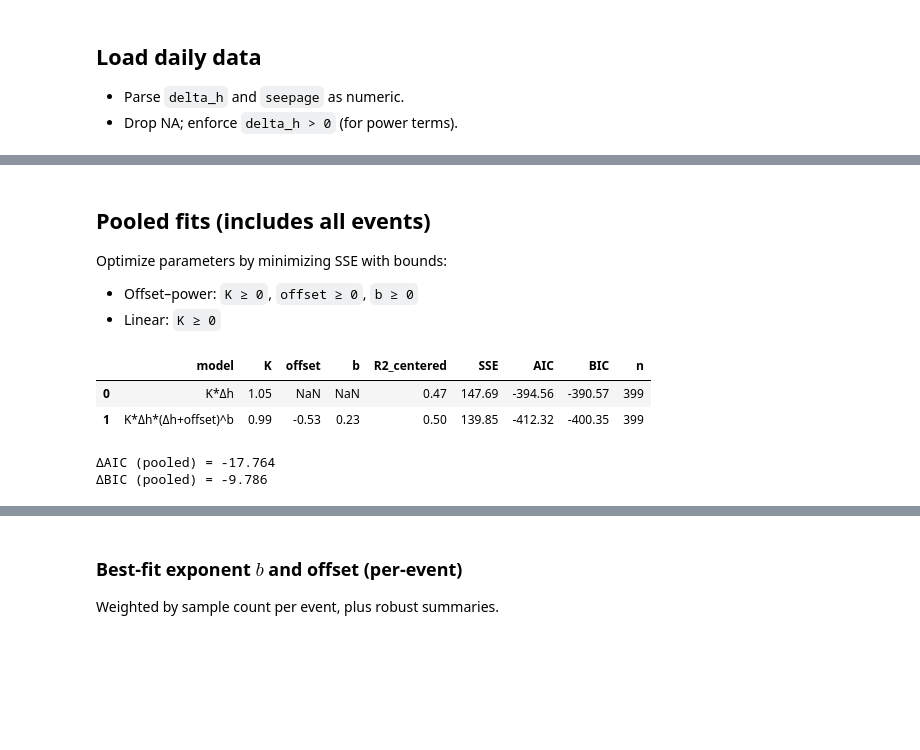
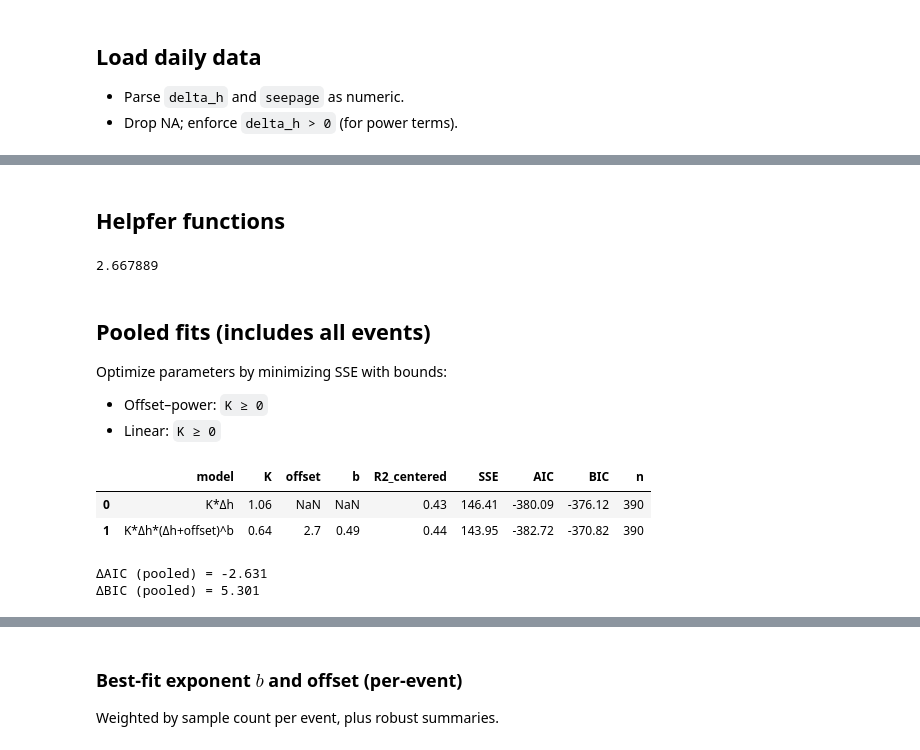
Before and after one commit to octavia-crompton/russian-river-seepage, a Jupyter notebook: notebooks/Seepage_vs_DeltaH_model_fits.ipynb, the cells around one changed output, grey strips where cells are left out. Saved outputs shown, nothing was run; the diff lists cells and outputs as text; code cells hidden in the pictures; blank space fills up the shorter version.

Commit message:
adjusting model fits

```diff
--- a/notebooks/Seepage_vs_DeltaH_model_fits.ipynb
+++ b/notebooks/Seepage_vs_DeltaH_model_fits.ipynb
@@ -153,0 +99,2 @@ Closure days with data: 399
+# %% [markdown]
+## Helpfer functions
@@ -154,54 +235,82 @@ Closure days with data: 399
+# %%
+median_visitor_h
+# %% [output]
+2.667889
 # %% [markdown]
 
 ## Pooled fits (includes all events)
+
 Optimize parameters by minimizing SSE with bounds:
-- Offset–power: `K ≥ 0`, `offset ≥ 0`, `b ≥ 0`
+- Offset–power: `K ≥ 0`
 - Linear: `K ≥ 0`
 # %%
+# x = Δh (head difference), y = observed seepage
+delta_h_all = pooled_event_df['delta_h'].to_numpy()
+S_all = pooled_event_df['seepage'].to_numpy()
+n_all = len(delta_h_all)
 
-x_all = pooled_event_df['delta_h'].to_numpy()
-y_all = pooled_event_df['seepage'].to_numpy()
-n_all = len(x_all)
-
-# Linear
-res_lin = minimize(sse_linear, x0=[1.0], args=(x_all, y_all), bounds=[(1e-12, None)])
-K_lin = float(res_lin.x[0])
-yhat_lin = model_linear([K_lin], x_all)
-sse_lin = sse_linear([K_lin], x_all, y_all)
-r2_lin = r2_centered(y_all, yhat_lin)
-aic_lin = aic_gaussian(sse_lin, n_all, k=1)
+# ---- Linear model: S = K * Δh ----------------------------------------------
+# minimize() searches for parameter values that minimize the objective
+# sse_linear: the objective is SSE = sum((y - ŷ)^2).
+# x0: initial guess; bounds: keep K > 0 for physical plausibility.
+res_lin = minimize(sse_linear, x0=[1.0], args=(delta_h_all, S_all), bounds=[(1e-12, None)])
+K_lin = float(res_lin.x[0])                 # best-fit K that minimizes SSE
+yhat_lin = model_linear([K_lin], delta_h_all)     # fitted values ŷ
+sse_lin = sse_linear([K_lin], delta_h_all, S_all) # minimized SSE
+r2_lin = r2_centered(S_all, yhat_lin)       # centered R^2 for reporting
+aic_lin = aic_gaussian(sse_lin, n_all, k=1) # k = number of free params (K only)
 bic_lin = bic_gaussian(sse_lin, n_all, k=1)
 
-# Offset–power
-res_pow = minimize(sse_power_offset, x0=[1.0, 0.1, 1.0], args=(x_all, y_all),
-                   bounds=[(1e-12,None), (None,None), (None,None)])
+
+# ---- Offset–power: S = K * Δh * (Δh + offset)^b ----------------------------
+# minimize() now searches over three parameters (K, offset, b) to minimize SSE.
+# x0: starting values help convergence; only K is bounded positive
+
+eps = 1e-5
+offset_lb = - float(np.min(delta_h_all)) + eps      # keeps x + offset ≥ eps
+offset_ub = np.max(delta_h_all)     # keeps x + offset ≥ eps
+offset0   = max(0.1, offset_lb + 0.01)       # feasible starting guess
+
+res_pow = minimize(
+    sse_power_offset,
+    x0=[1.0, offset0, 0.0],                 # K, offset, b (feasible start)
+    args=(delta_h_all, S_all),
+    bounds=[(1e-12, None), (offset_lb, offset_ub), (1e-12, None)],  # K>0, offset≥lb, b≥0
+    method="L-BFGS-B",
+)
 K_pow, offset_pow, b_pow = map(float, res_pow.x)
-yhat_pow = model_power_offset(res_pow.x, x_all)
-sse_pow = sse_power_offset(res_pow.x, x_all, y_all)
-r2_pow = r2_centered(y_all, yhat_pow)
-aic_pow = aic_gaussian(sse_pow, n_all, k=3)
+yhat_pow = model_power_offset(res_pow.x, delta_h_all)        # fitted values ŷ
+sse_pow = sse_power_offset(res_pow.x, delta_h_all, S_all)    # minimized SSE
+r2_pow = r2_centered(S_all, yhat_pow)
+aic_pow = aic_gaussian(sse_pow, n_all, k=3)            # K, offset, b → k=3
 bic_pow = bic_gaussian(sse_pow, n_all, k=3)
 
+
+
+# # ---- Summarize fits ---------------------------------------------------------
 pooled = pd.DataFrame({
     "model": ["K*Δh", "K*Δh*(Δh+offset)^b"],
     "K": [K_lin, K_pow],
     "offset": [np.nan, offset_pow],
     "b": [np.nan, b_pow],
     "R2_centered": [r2_lin, r2_pow],
     "SSE": [sse_lin, sse_pow],
     "AIC": [aic_lin, aic_pow],
     "BIC": [bic_lin, bic_pow],
     "n": [n_all, n_all],
 })
 display(pooled.round(2))
 
+# ΔAIC/ΔBIC: negative → offset–power preferred; positive → linear preferred
 dAIC_pooled = pooled.loc[1, "AIC"] - pooled.loc[0, "AIC"]
 dBIC_pooled = pooled.loc[1, "BIC"] - pooled.loc[0, "BIC"]
 print(f"ΔAIC (pooled) = {dAIC_pooled:.3f}")
 print(f"ΔBIC (pooled) = {dBIC_pooled:.3f}")
+
+# offset and b only
 # %% [output]
 |  | model | K | offset | b | R2_centered | SSE | AIC | BIC | n |
-| 0 | K*Δh | 1.05 | NaN | NaN | 0.47 | 147.69 | -394.56 | -390.57 | 399 |
-| 1 | K*Δh*(Δh+offset)^b | 0.99 | -0.53 | 0.23 | 0.50 | 139.85 | -412.32 | -400.35 | 399 |
+| 0 | K*Δh | 1.06 | NaN | NaN | 0.43 | 146.41 | -380.09 | -376.12 | 390 |
+| 1 | K*Δh*(Δh+offset)^b | 0.64 | 2.7 | 0.49 | 0.44 | 143.95 | -382.72 | -370.82 | 390 |
-ΔAIC (pooled) = -17.764
-ΔBIC (pooled) = -9.786
+ΔAIC (pooled) = -2.631
+ΔBIC (pooled) = 5.301
```
Also changed, not shown: parts of 21 cells of this notebook, 17 other files.
